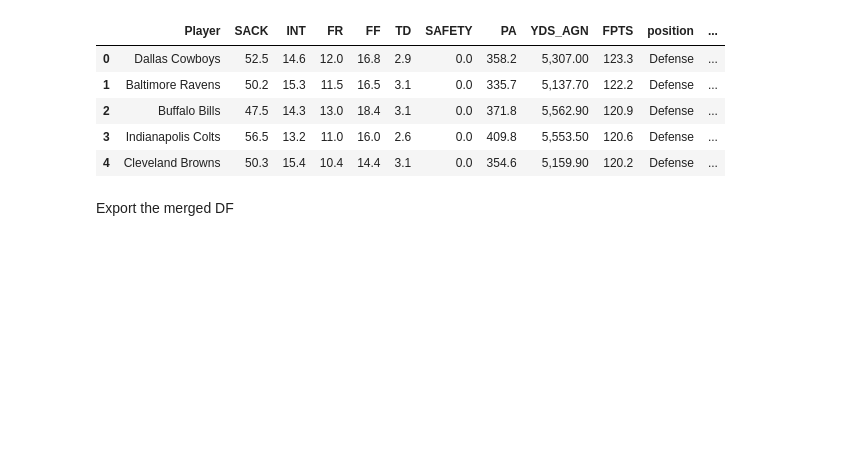
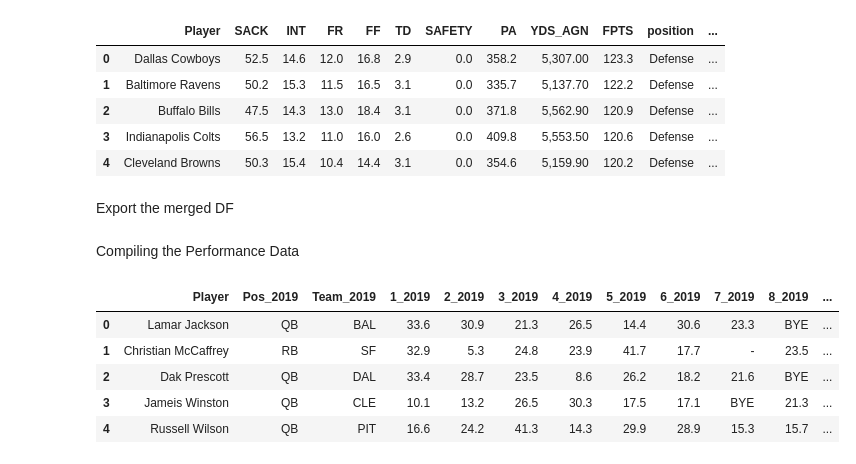
Before and after one commit to jguptil1/FantasyAppRec, a Jupyter notebook: model/EDA.ipynb, the cells around one changed output. Cells and saved outputs as stored; diff of their text form; code cells hidden in the pictures; blank space fills up the shorter version.

Commit message:
added performance data and compiled a merged df

```diff
--- a/model/EDA.ipynb
+++ b/model/EDA.ipynb
@@ -40,7 +40,11 @@ tackles_raw = pd.read_parquet(base_path + 'competition_data/tackles.parq', engin
 tracking_all_weeks_raw = pd.read_parquet(base_path + 'competition_data/tracking_all_weeks.parq', engine ='fastparquet')
 
 # Performance Data
-performance_2023_raw = pd.read_csv(base_path + 'historical_points_2023.csv')
+performance_2023_raw = pd.read_csv(base_path + 'historical_points/historical_points_2023.csv')
+performance_2022_raw = pd.read_csv(base_path + 'historical_points/historical_points_2022.csv')
+performance_2021_raw = pd.read_csv(base_path + 'historical_points/historical_points_2021.csv')
+performance_2020_raw = pd.read_csv(base_path + 'historical_points/historical_points_2020.csv')
+performance_2019_raw = pd.read_csv(base_path + 'historical_points/historical_points_2019.csv')
 
 # Projections
 DST_projections_raw = pd.read_csv(base_path + 'projections/FantasyPros_Fantasy_Football_Projections_DST.csv')
@@ -279,3 +289,40 @@ projections_merged_df.head()
 Export the merged DF
 # %%
 projections_merged_df.to_csv(base_path + 'projections/projections_merged.csv')
+# %% [markdown]
+Compiling the Performance Data
+# %%
+performance_df_raw = [performance_2019_raw,performance_2020_raw, performance_2021_raw, performance_2022_raw, performance_2023_raw]
+years = [2019, 2020, 2021, 2022, 2023]
+
+# adding data labels for which year
+def rename_columns(df, year):
+    new_col = {}
+    for col in df.columns:
+        if col != 'Player':
+            new_col[col] = f"{col}_{year}"
+        else:
+            new_col[col] = col
+    return df.rename(columns=new_col)
+
+# Rename columns for each DataFrame
+dfs_with_years = [rename_columns(df, year) for df, year in zip(performance_df_raw, years)]
+df_2019, df_2020, df_2021, df_2022, df_2023 = dfs_with_years
+# %%
+# concatting the data
+# Concatenate dataframes along rows and fill missing values with 0
+
+# Perform successive merges on "player name"
+merged_df = dfs_with_years[0]
+for df in dfs_with_years[1:]:
+    merged_df = merged_df.merge(df, on='Player')
+# %%
+merged_performance_df = merged_df.drop(merged_df.columns[0], axis=1)
+merged_performance_df.head()
+# %% [output]
+|  | Player | Pos_2019 | Team_2019 | 1_2019 | 2_2019 | 3_2019 | 4_2019 | 5_2019 | 6_2019 | 7_2019 | 8_2019 | ... |
+| 0 | Lamar Jackson | QB | BAL | 33.6 | 30.9 | 21.3 | 26.5 | 14.4 | 30.6 | 23.3 | BYE | ... |
+| 1 | Christian McCaffrey | RB | SF | 32.9 | 5.3 | 24.8 | 23.9 | 41.7 | 17.7 | - | 23.5 | ... |
+| 2 | Dak Prescott | QB | DAL | 33.4 | 28.7 | 23.5 | 8.6 | 26.2 | 18.2 | 21.6 | BYE | ... |
+| 3 | Jameis Winston | QB | CLE | 10.1 | 13.2 | 26.5 | 30.3 | 17.5 | 17.1 | BYE | 21.3 | ... |
+| 4 | Russell Wilson | QB | PIT | 16.6 | 24.2 | 41.3 | 14.3 | 29.9 | 28.9 | 15.3 | 15.7 | ... |
```
Also changed, not shown: parts of 2 cells of this notebook.
